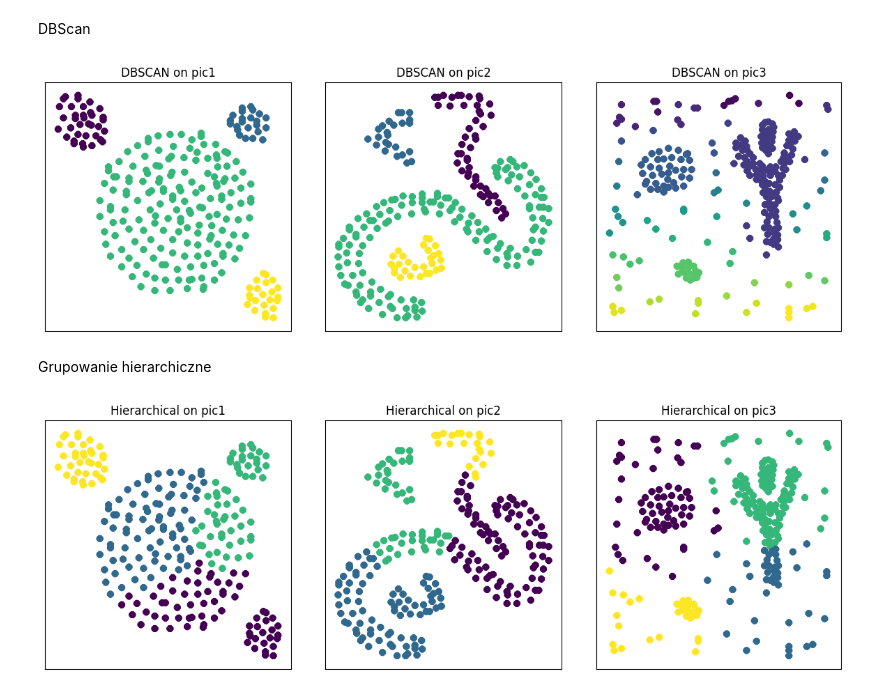
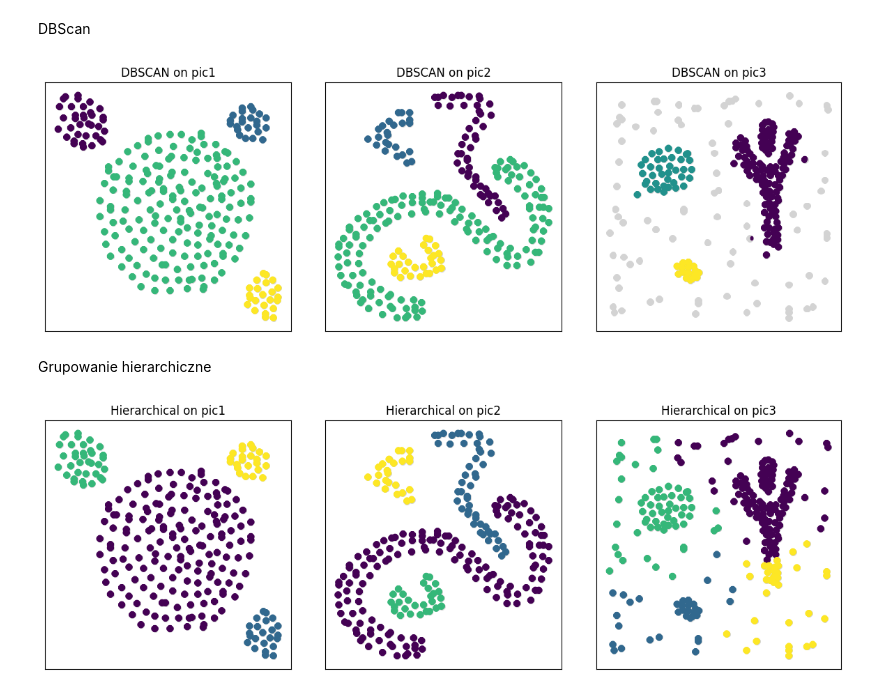
Before and after one commit to taifunn/University, a Jupyter notebook: 3rd/ml/list6/2.ipynb, the cells around one changed output. Drawn from its saved outputs; the diff is of its cells as text; code cells hidden in the pictures.

```diff
--- a/3rd/ml/list6/2.ipynb
+++ b/3rd/ml/list6/2.ipynb
@@ -22,9 +22,9 @@ def image_to_pixels(path, thresh=250):
     points = np.column_stack([cols, H - rows])
     return points
 
-points1 = image_to_pixels("pic1.png", thresh=250)
-points2 = image_to_pixels("pic2.png", thresh=250)
-points3 = image_to_pixels("pic3.png", thresh=250)
+points1 = image_to_pixels("data/pic1.png", thresh=250)
+points2 = image_to_pixels("data/pic2.png", thresh=250)
+points3 = image_to_pixels("data/pic3.png", thresh=250)
 
 def plot_points(points):
     plt.scatter(points[:,0], points[:,1], s=1)
@@ -58,7 +58,9 @@ def print_sc(labels_list, titles_list):
     fig, axes = plt.subplots(1, 3, figsize=(12, 4))
     points_list = [points1, points2, points3]
     for ax, points, labels, title in zip(axes, points_list, labels_list, titles_list):
-        ax.scatter(points[:, 0], points[:, 1], c=labels, s=5)
+        ax.scatter(points[:, 0], points[:, 1], c="lightgray", s=5)
+        mask = (labels != -1)
+        ax.scatter(points[mask, 0], points[mask, 1], c=labels[mask], s=5)
         ax.set_title(title)
         ax.set_aspect("equal", "box")
         ax.set_xticks([])
@@ -84,32 +86,38 @@ labels_db1 = db1.fit_predict(points1)
 db2 = DBSCAN(eps=17, min_samples=5)
 labels_db2 = db2.fit_predict(points2)
 
-db3 = DBSCAN(eps=20, min_samples=8)
+db3 = DBSCAN(eps=20, min_samples=200)
 labels_db3 = db3.fit_predict(points3)
+
 
 print_sc(
     [labels_db1, labels_db2, labels_db3],
     ["DBSCAN on pic1", "DBSCAN on pic2", "DBSCAN on pic3"]
 )
 # %% [output]
-[figure, old version]
+[figure, new version]
 # %% [markdown]
 Grupowanie hierarchiczne
 # %%
 from sklearn.cluster import AgglomerativeClustering
 
-hier1 = AgglomerativeClustering(n_clusters=4, linkage="ward")
+link = "single"
+#link = "complete"
+#link = "average"
+#link = "ward"
+
+hier1 = AgglomerativeClustering(n_clusters=4, linkage=link)
 labels_h1 = hier1.fit_predict(points1)
 
-hier2 = AgglomerativeClustering(n_clusters=4, linkage="ward")
+hier2 = AgglomerativeClustering(n_clusters=4, linkage=link)
 labels_h2 = hier2.fit_predict(points2)
 
-hier3 = AgglomerativeClustering(n_clusters=4, linkage="ward")
+hier3 = AgglomerativeClustering(n_clusters=4, linkage="average")
 labels_h3 = hier3.fit_predict(points3)
 
 print_sc(
     [labels_h1, labels_h2, labels_h3],
     ["Hierarchical on pic1", "Hierarchical on pic2", "Hierarchical on pic3"]
 )
 # %% [output]
-[figure, old version]
+[figure, new version]
```
Also changed, not shown: 4 other files.
